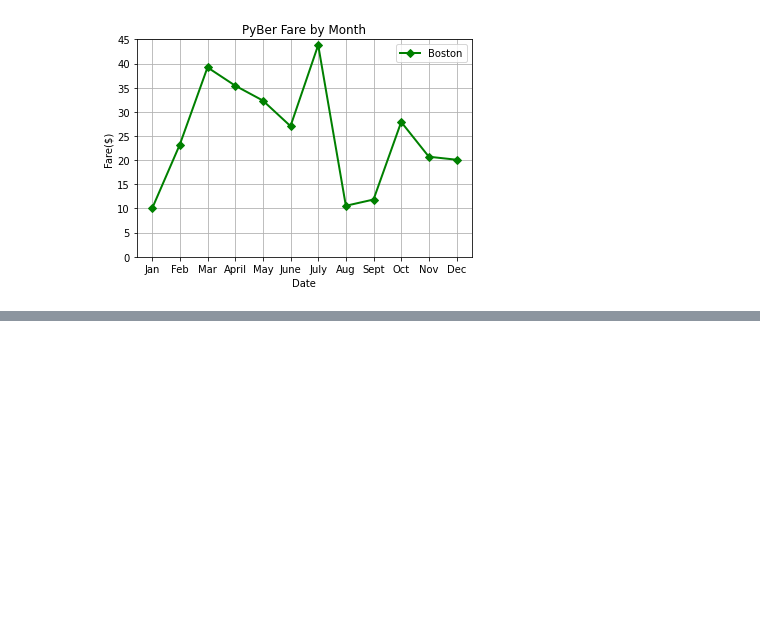
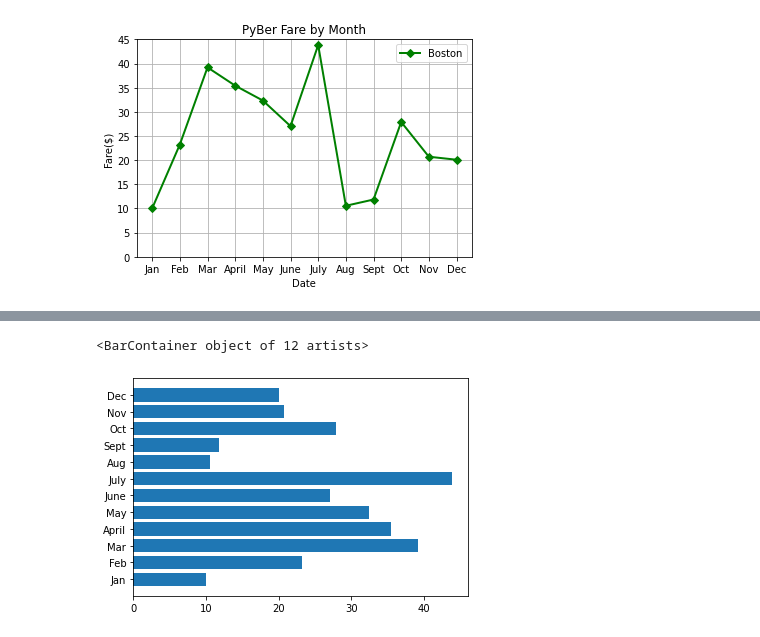
Before and after one commit to evflores001/PyBer_Analysis, a Jupyter notebook: matplotlib_practice.ipynb, the cells around one changed output, grey strips where cells are left out. Cells and saved outputs as stored; diff of their text form; code cells hidden in the pictures; blank space fills up the shorter version.

```diff
--- a/matplotlib_practice.ipynb
+++ b/matplotlib_practice.ipynb
@@ -68,0 +94,5 @@ ax.grid()
+# %%
+plt.barh(x_axis, y_axis)
+# %% [output]
+<BarContainer object of 12 artists>
+[figure, added]
```
Also changed, not shown: parts of 24 cells of this notebook, 2 other files.
